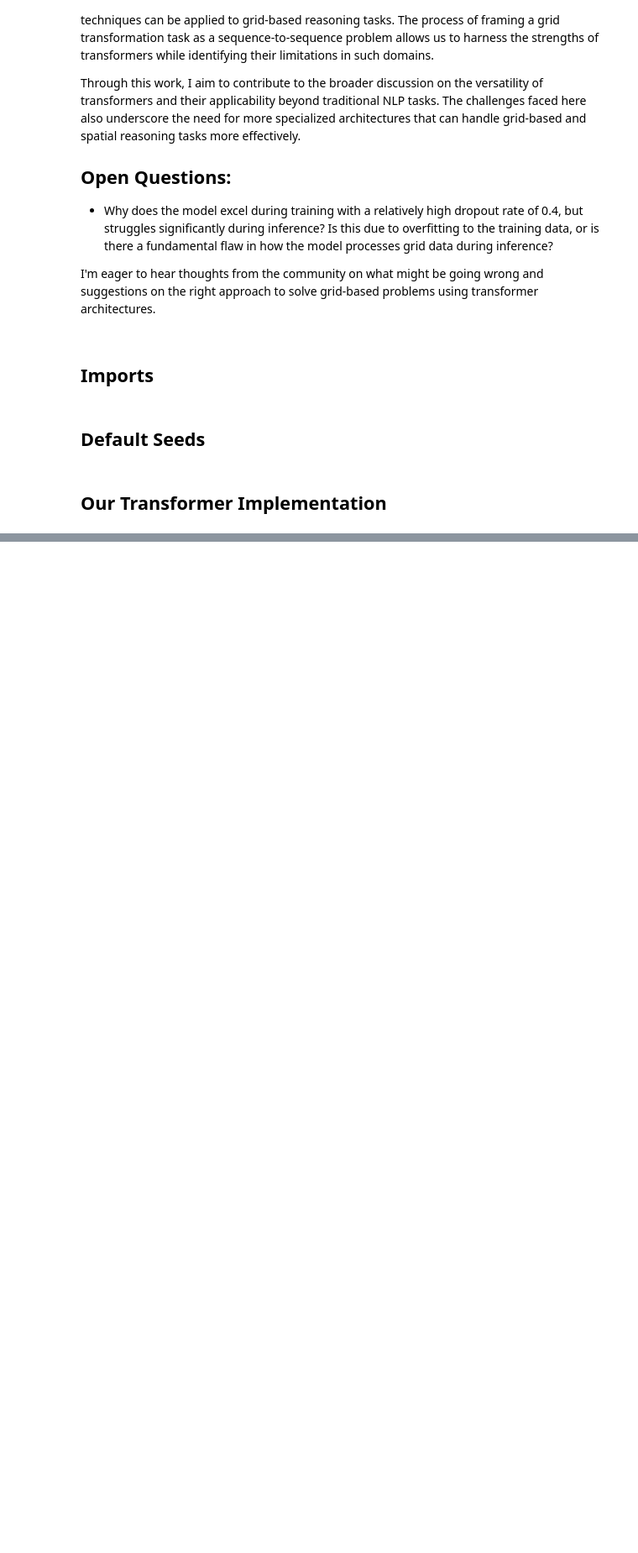
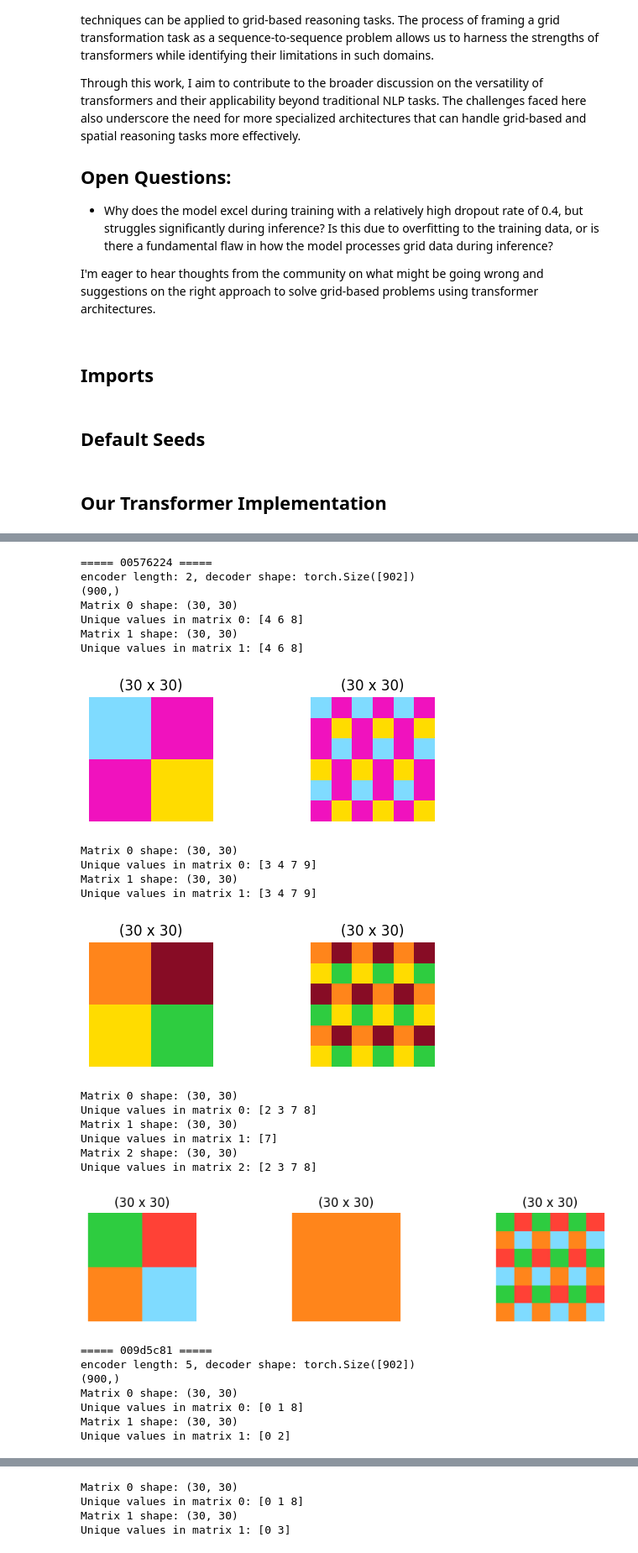
Before and after one commit to AnneYang720/AnneYang720.github.io, a Jupyter notebook: arc/grid-transformer-approach.ipynb, the cells around one changed output, grey strips where cells are left out. Shown at 84% size. Saved outputs shown, nothing was run; the diff lists cells and outputs as text; code cells hidden in the pictures; blank space fills up the shorter version.

```diff
--- a/arc/grid-transformer-approach.ipynb
+++ b/arc/grid-transformer-approach.ipynb
@@ -800,5 +804,10 @@ saved_model = CustomTransformerCategorical(
     num_decoder_layers=4,
     dim_feedforward=2048,
 ).to(DEVICE)
-saved_model.load_state_dict(torch.load('/kaggle/working/arc_categorical_avg_model.pth'))
+
+if KAGGLE:
+    saved_model.load_state_dict(torch.load('/kaggle/working/arc_categorical_avg_model.pth'))
+else:
+    saved_model.load_state_dict(torch.load('./models/arc_categorical_avg_model.pth'))
+
 saved_model.to(DEVICE)
@@ -830,0 +832,62 @@ for i in range(13, 14, 1):
+# %%
+def inference(data: dict):
+    # Encoder data
+    encoder_inputs = [custom_zoom(np.array(x['input'], dtype=np.int32)) for x in data['train']]
+    encoder_outputs = [custom_zoom(np.array(x['output'], dtype=np.int32)) for x in data['train']]
+
+    # List[num_samples, seq_length]
+    encoder_tokens = prepare_encoder_data_with_tokens(encoder_inputs, encoder_outputs)
+
+    # Decoder data
+    decoder_inputs = custom_zoom(np.array(data['test'][0]['input'], dtype=np.int32))
+    decoder_tokens = prepare_inference_data_with_special_tokens(decoder_inputs)
+
+    print(f"encoder length: {len(encoder_tokens)}, decoder shape: {decoder_tokens.shape}")
+    output = saved_model.predict(encoder_tokens, decoder_tokens)
+
+    output_grid = np.array(output[decoder_tokens.shape[0]:-1])
+    print(output_grid.shape)
+
+    for si, so in zip(encoder_inputs, encoder_outputs):
+        paint(si, so)
+
+    paint(
+        decoder_inputs,
+        output_grid.reshape(30, 30),
+        custom_zoom(np.array(data['test'][0]['output'], dtype=np.int32))
+    )
+
+    return output
+
+for task_id, task_data in val_data.items():
+    print(f'===== {task_id} =====')
+    inference(task_data)
+    print()
+# %% [output]
+===== 00576224 =====
+encoder length: 2, decoder shape: torch.Size([902])
+(900,)
+Matrix 0 shape: (30, 30)
+Unique values in matrix 0: [4 6 8]
+Matrix 1 shape: (30, 30)
+Unique values in matrix 1: [4 6 8]
+[figure, added]
+Matrix 0 shape: (30, 30)
+Unique values in matrix 0: [3 4 7 9]
+Matrix 1 shape: (30, 30)
+Unique values in matrix 1: [3 4 7 9]
+[figure, added]
+Matrix 0 shape: (30, 30)
+Unique values in matrix 0: [2 3 7 8]
+Matrix 1 shape: (30, 30)
+Unique values in matrix 1: [7]
+Matrix 2 shape: (30, 30)
+Unique values in matrix 2: [2 3 7 8]
+[figure, added]
+===== 009d5c81 =====
+encoder length: 5, decoder shape: torch.Size([902])
+(900,)
+Matrix 0 shape: (30, 30)
+Unique values in matrix 0: [0 1 8]
+Matrix 1 shape: (30, 30)
+Unique values in matrix 1: [0 2]
@@ -830,0 +895,4 @@ for i in range(13, 14, 1):
+Matrix 0 shape: (30, 30)
+Unique values in matrix 0: [0 1 8]
+Matrix 1 shape: (30, 30)
+Unique values in matrix 1: [0 3]
```
Also changed, not shown: parts of 19 cells of this notebook.
